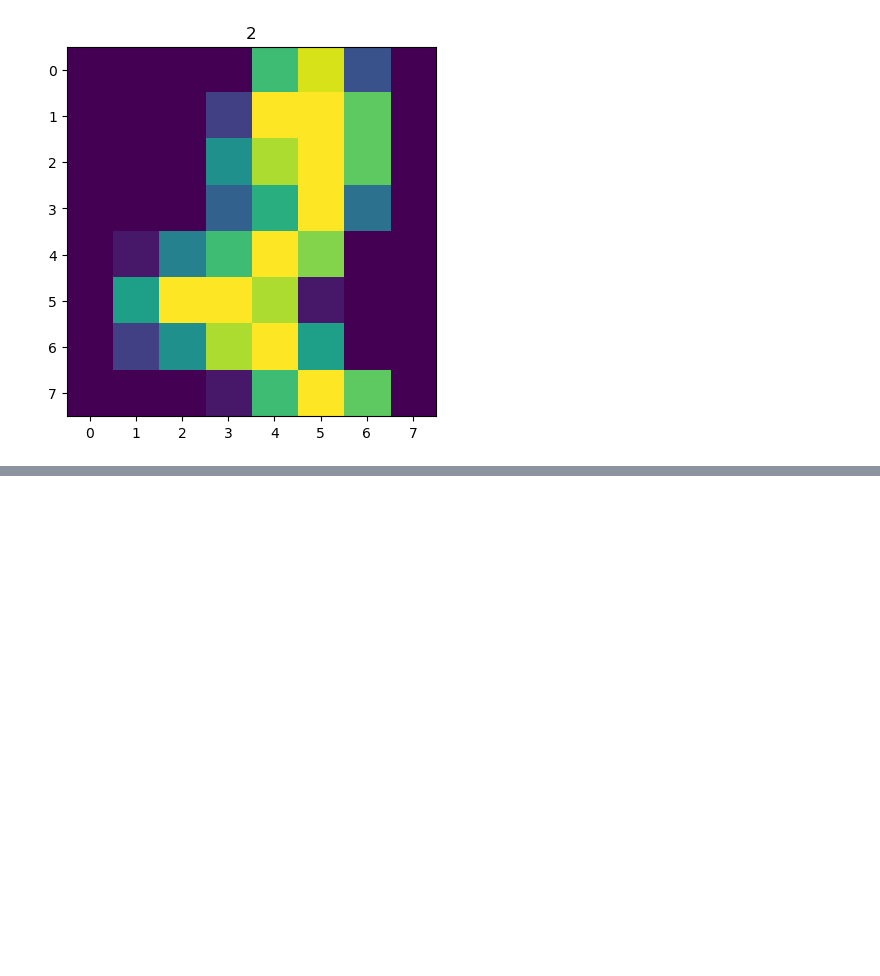
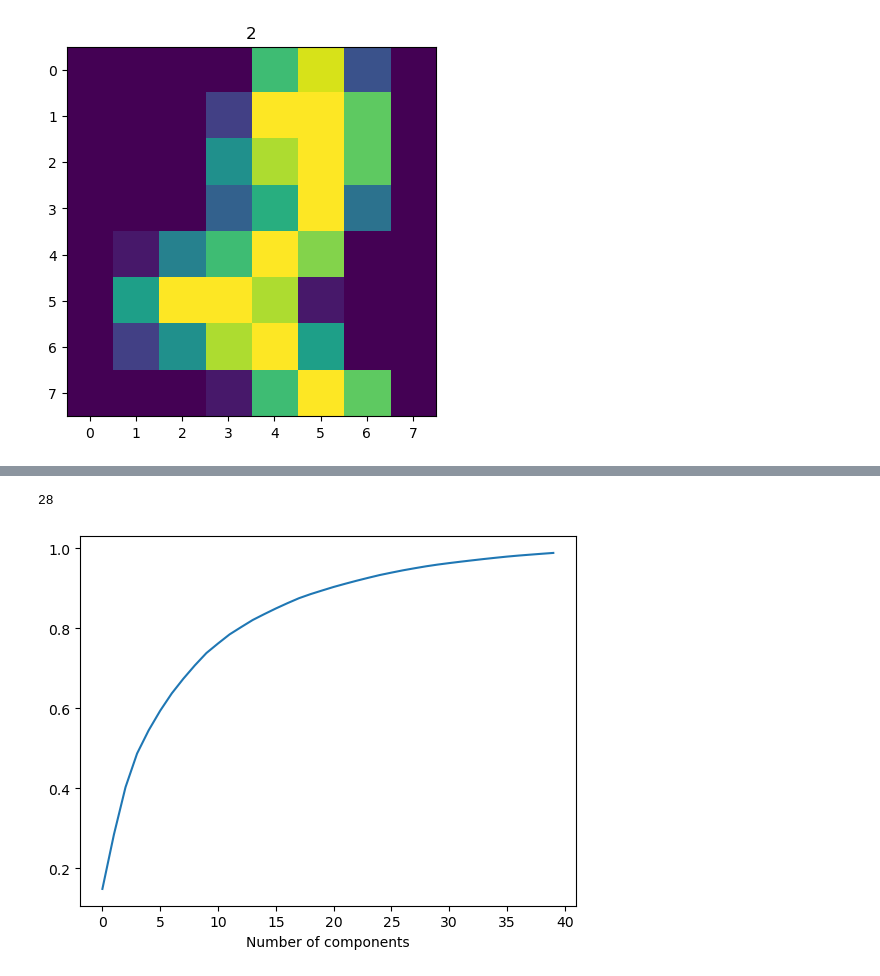
Before and after one commit to KHARBOUCHEBilal/Python-master, a Jupyter notebook: Python-master/K-Means.ipynb, the cells around one changed output, grey strips where cells are left out. Cells and saved outputs as stored; diff of their text form; code cells hidden in the pictures; blank space fills up the shorter version.

```diff
--- a/Python-master/K-Means.ipynb
+++ b/Python-master/K-Means.ipynb
@@ -121,0 +157,3 @@ Text(0.5, 1.0, '2')
+# %%
+model = PCA(n_components=40)
+X_reduce = model.fit_transform(X)
@@ -121,0 +171,7 @@ Text(0.5, 1.0, '2')
+# %%
+plt.plot(np.cumsum(model.explained_variance_ratio_))
+plt.xlabel('Number of components')
+np.argmax(np.cumsum(model.explained_variance_ratio_) >= 0.95)
+# %% [output]
+28
+[figure, added]
```
Also changed, not shown: parts of 13 cells of this notebook.
